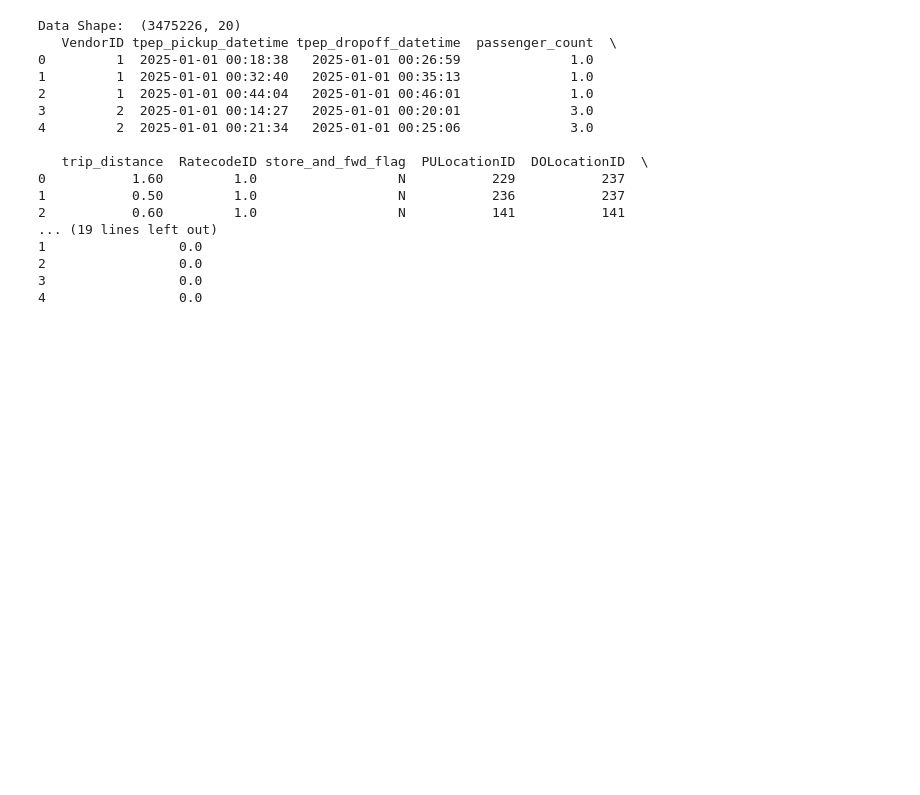
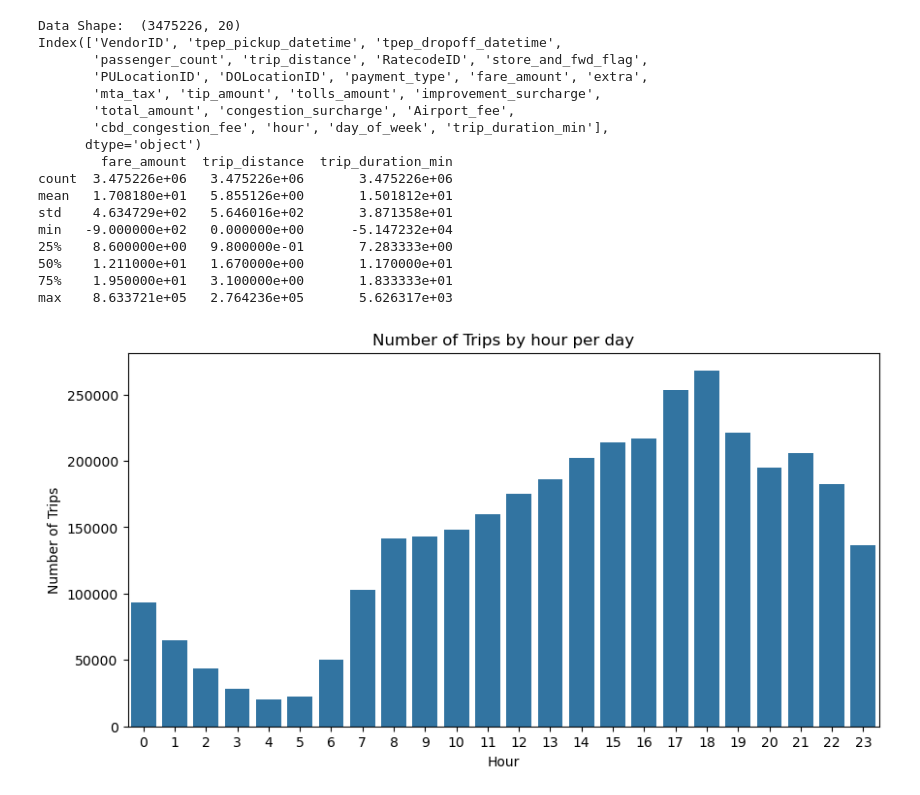
Before and after one commit to EnamulHaider/nyc-taxi-data-project, a Jupyter notebook: notebooks/analysis.ipynb, the cells around one changed output. Drawn from its saved outputs; the diff is of its cells as text; code cells hidden in the pictures; blank space fills up the shorter version.

```diff
--- a/notebooks/analysis.ipynb
+++ b/notebooks/analysis.ipynb
@@ -1,36 +1,59 @@
 # %%
 import pandas as pd
 import numpy as np
-import matplotlib as plt
+import matplotlib.pyplot as plt
 import seaborn as sns
 
 ##Read the file
 df = pd.read_parquet(r"C:\PythonWork\data\yellow_tripdata_2025-01.parquet")
 
 
 ##Show basic information
 print("Data Shape: " , df.shape)
 
 
 ## Convert datetime columns
 df['tpep_pickup_datetime'] = pd.to_datetime(df['tpep_pickup_datetime'])
 df['tpep_dropoff_datetime'] = pd.to_datetime(df['tpep_dropoff_datetime'])
-print(df.head())
+
+
+##Create new features
+df['hour'] = df['tpep_pickup_datetime'].dt.hour
+df['day_of_week'] = df['tpep_pickup_datetime'].dt.day_name()
+df['trip_duration_min'] = (df['tpep_dropoff_datetime'] - df['tpep_pickup_datetime']).dt.total_seconds() / 60
+print(df.columns)
+print(df[[ 'fare_amount','trip_distance','trip_duration_min']].describe())
+
+##Plot : trips per hour
+plt.figure(figsize=(10,5))
+sns.countplot(x='hour',data = df)
+plt.title('Number of Trips by hour per day')
+plt.xlabel('Hour')
+plt.ylabel('Number of Trips')
+plt.show()
+
+##plot : Avergae trip distance by week
+plt.figure(figsize=(10,5))
+df.groupby('day_of_week')['trip_distance'].mean().reindex (['Monday','Tuesday','Wednesday','Thursday','Friday','Saturday','Sunday']).plot(kind = 'bar')
+plt.title('Avegrae trip distance by days of the week')
+plt.ylabel('Abg Distance(miles)')
+plt.show()
 # %% [output]
 Data Shape:  (3475226, 20)
-   VendorID tpep_pickup_datetime tpep_dropoff_datetime  passenger_count  \
-0         1  2025-01-01 00:18:38   2025-01-01 00:26:59              1.0
-1         1  2025-01-01 00:32:40   2025-01-01 00:35:13              1.0
-2         1  2025-01-01 00:44:04   2025-01-01 00:46:01              1.0
-3         2  2025-01-01 00:14:27   2025-01-01 00:20:01              3.0
-4         2  2025-01-01 00:21:34   2025-01-01 00:25:06              3.0
-
-   trip_distance  RatecodeID store_and_fwd_flag  PULocationID  DOLocationID  \
-0           1.60         1.0                  N           229           237
-1           0.50         1.0                  N           236           237
-2           0.60         1.0                  N           141           141
-... (19 lines left out)
-1                 0.0
-2                 0.0
-3                 0.0
-4                 0.0
+Index(['VendorID', 'tpep_pickup_datetime', 'tpep_dropoff_datetime',
+       'passenger_count', 'trip_distance', 'RatecodeID', 'store_and_fwd_flag',
+       'PULocationID', 'DOLocationID', 'payment_type', 'fare_amount', 'extra',
+       'mta_tax', 'tip_amount', 'tolls_amount', 'improvement_surcharge',
+       'total_amount', 'congestion_surcharge', 'Airport_fee',
+       'cbd_congestion_fee', 'hour', 'day_of_week', 'trip_duration_min'],
+      dtype='object')
+        fare_amount  trip_distance  trip_duration_min
+count  3.475226e+06   3.475226e+06       3.475226e+06
+mean   1.708180e+01   5.855126e+00       1.501812e+01
+std    4.634729e+02   5.646016e+02       3.871358e+01
+min   -9.000000e+02   0.000000e+00      -5.147232e+04
+25%    8.600000e+00   9.800000e-01       7.283333e+00
+50%    1.211000e+01   1.670000e+00       1.170000e+01
+75%    1.950000e+01   3.100000e+00       1.833333e+01
+max    8.633721e+05   2.764236e+05       5.626317e+03
+[figure, added]
```
Also changed, not shown: parts of 1 cell of this notebook.
